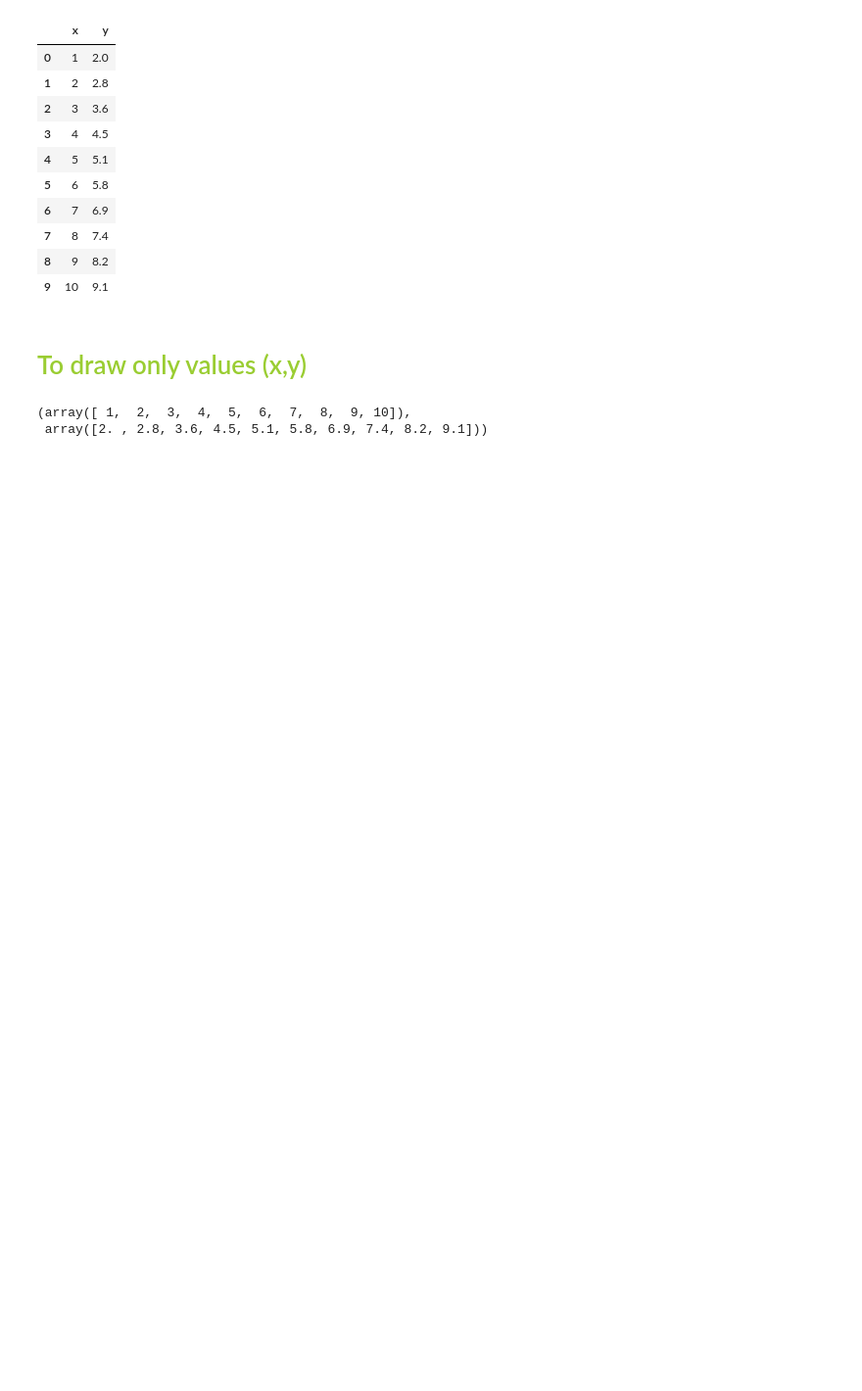
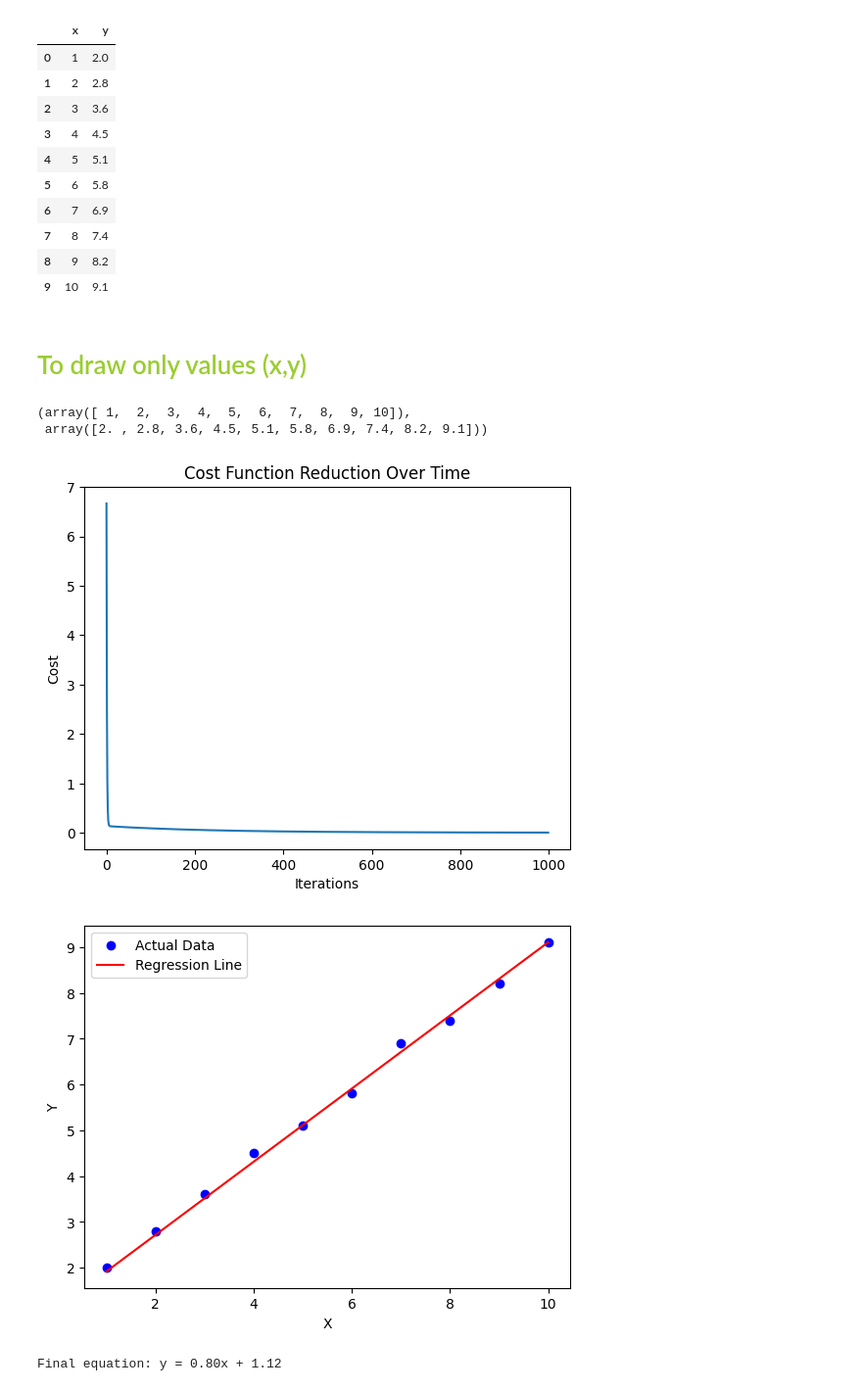
Before and after one commit to muhammadayaz77/Python, a Jupyter notebook: Mid/linear regression/index.ipynb, the cells around one changed output. Shown at 98% size. Cells and saved outputs as stored; diff of their text form; code cells hidden in the pictures; blank space fills up the shorter version.

```diff
--- a/Mid/linear regression/index.ipynb
+++ b/Mid/linear regression/index.ipynb
@@ -26,3 +26,76 @@ x,y
 # %% [output]
 (array([ 1,  2,  3,  4,  5,  6,  7,  8,  9, 10]),
  array([2. , 2.8, 3.6, 4.5, 5.1, 5.8, 6.9, 7.4, 8.2, 9.1]))
+# %%
+import pandas as pd
+import numpy as np
+import matplotlib.pyplot as plt
+
+# Load dataset from CSV
+df = pd.read_csv("data.csv")  # CSV should have columns "x" and "y"
+X = df["x"].values  # Feature (input)
+y = df["y"].values  # Target (output)
+
+# Initialize parameters
+w = 0  # Slope
+b = 0  # Intercept
+learning_rate = 0.01
+epochs = 1000  # Number of iterations
+n = len(y)  # Number of data points
+
+# Cost function (Mean Squared Error)
+def compute_cost(X, y, w, b):
+    total_cost = 0
+    for i in range(n):
+        y_pred = w * X[i] + b
+        total_cost += (y_pred - y[i]) ** 2
+    return total_cost / (2 * n)
+
+# Gradient Descent function
+def gradient_descent(X, y, w, b, alpha, epochs):
+    cost_history = []
+
+    for _ in range(epochs):
+        dw = 0
+        db = 0
+        for i in range(n):
+            y_predicted = w * X[i] + b
+            dw += (y_predicted - y[i]) * X[i]
+            db += (y_predicted - y[i])
+
+        dw /= n
+        db /= n
+
+        # Update parameters
+        w -= alpha * dw
+        b -= alpha * db
+
+        # Store cost for visualization
+        cost_history.append(compute_cost(X, y, w, b))
+
+    return w, b, cost_history
+
+# Train model using gradient descent
+w_final, b_final, cost_history = gradient_descent(X, y, w, b, learning_rate, epochs)
+
+# Plot cost function over iterations
+plt.plot(cost_history)
+plt.xlabel("Iterations")
+plt.ylabel("Cost")
+plt.title("Cost Function Reduction Over Time")
+plt.show()
+
+# Plot the regression line
+plt.scatter(X, y, color="blue", label="Actual Data")
+plt.plot(X, w_final * X + b_final, color="red", label="Regression Line")
+plt.xlabel("X")
+plt.ylabel("Y")
+plt.legend()
+plt.show()
+
+# Final equation of the line
+print(f"Final equation: y = {w_final:.2f}x + {b_final:.2f}")
+# %% [output]
+[figure, added]
+[figure, added]
+Final equation: y = 0.80x + 1.12
```
